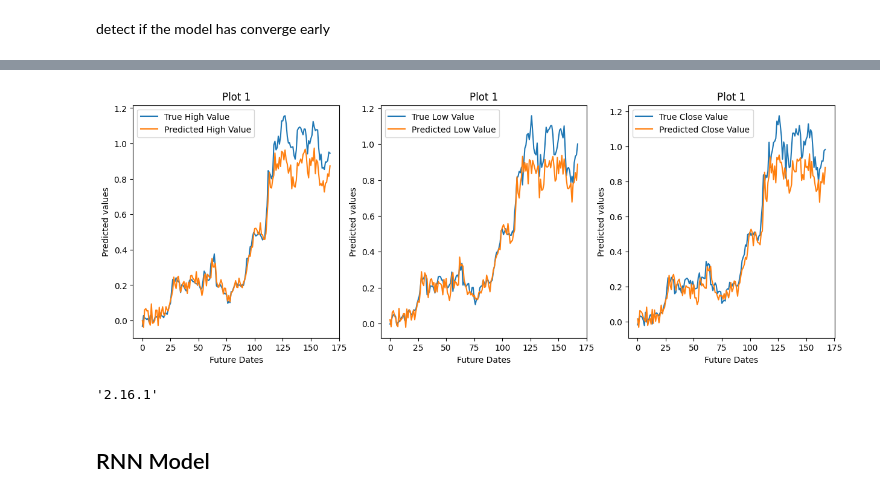
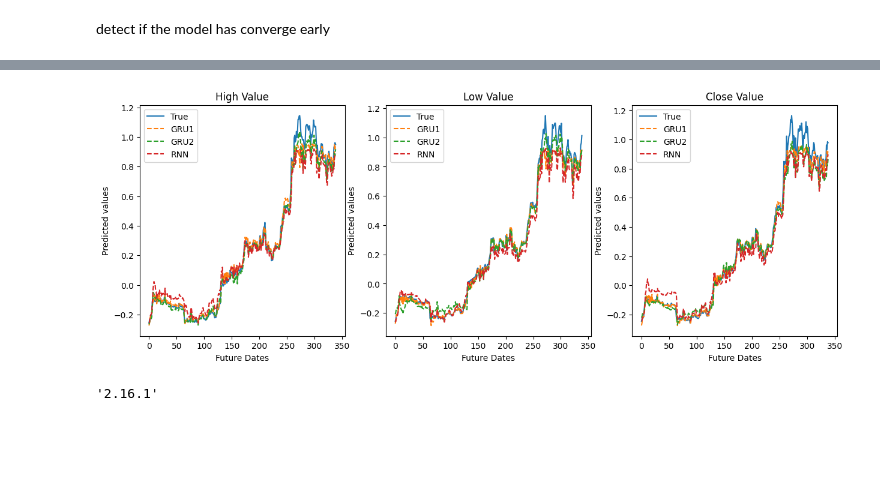
Before and after one commit to BobMak/btc-pred, a Jupyter notebook: notebooks/Data Modelling.ipynb, the cells around one changed output, grey strips where cells are left out. Cells and saved outputs as stored; diff of their text form; code cells hidden in the pictures; blank space fills up the shorter version.

Commit message:
merged the data modelling notebook

```diff
--- a/notebooks/Data Modelling.ipynb
+++ b/notebooks/Data Modelling.ipynb
@@ -187,9 +272,13 @@ detect if the model has converge early
 # %%
 callbacks = []
-early_stops = tf.keras.callbacks.EarlyStopping(monitor = "val_loss", patience = 20)
+early_stops = tf.keras.callbacks.EarlyStopping(monitor="val_loss", patience=40)
 callbacks.append(early_stops)
 # %%
-model.compile(optimizer = keras.optimizers.Adam(learning_rate = 0.001), loss = "mse", metrics = ["mse"])
+gru1.compile(optimizer = keras.optimizers.Adam(learning_rate = 0.001), loss = "mse", metrics = ["mse", "mae"])
+gru2.compile(optimizer = keras.optimizers.AdamW(learning_rate = 0.001), loss = "mse", metrics = ["mse", "mae"])
+rnn.compile(optimizer = keras.optimizers.AdamW(learning_rate = 0.001), loss = "mse", metrics = ["mse", "mae"])
 # %%
-history = model.fit(train_features, train_lables, epochs=1000, validation_data=(test_features, test_lables), callbacks=callbacks)
+history1 = gru1.fit(train_features, train_lables, epochs = 100, validation_split = 0.1, callbacks = callbacks)
+history2 = gru2.fit(train_features, train_lables, epochs = 100, validation_split = 0.1, callbacks = callbacks)
+history3 = rnn.fit(train_features, train_lables, epochs = 100, validation_split = 0.1, callbacks = callbacks)
 # %% [output]
@@ -219,3 +309,3 @@ model.evaluate(test_features, test_lables)
 # %%
-test_predicts = model.predict(test_features)
+test_predicts = gru1.predict(test_features)
 # %% [output]
@@ -251,4 +370,4 @@ def plot(model):
     plt.show()
 # %%
-plot(model)
+plot([gru1, gru2, rnn], ["GRU1", "GRU2", "RNN"])
 # %% [output]
@@ -255,2 +377,2 @@ plot(model)
-[figure, old version]
+[figure, new version]
 # %%
@@ -261,5 +383,3 @@ import tensorflow as tf
 tf.__version__
 # %% [output]
 '2.16.1'
-# %% [markdown]
-## RNN Model
```
Also changed, not shown: parts of 29 cells of this notebook, 1 other file.
